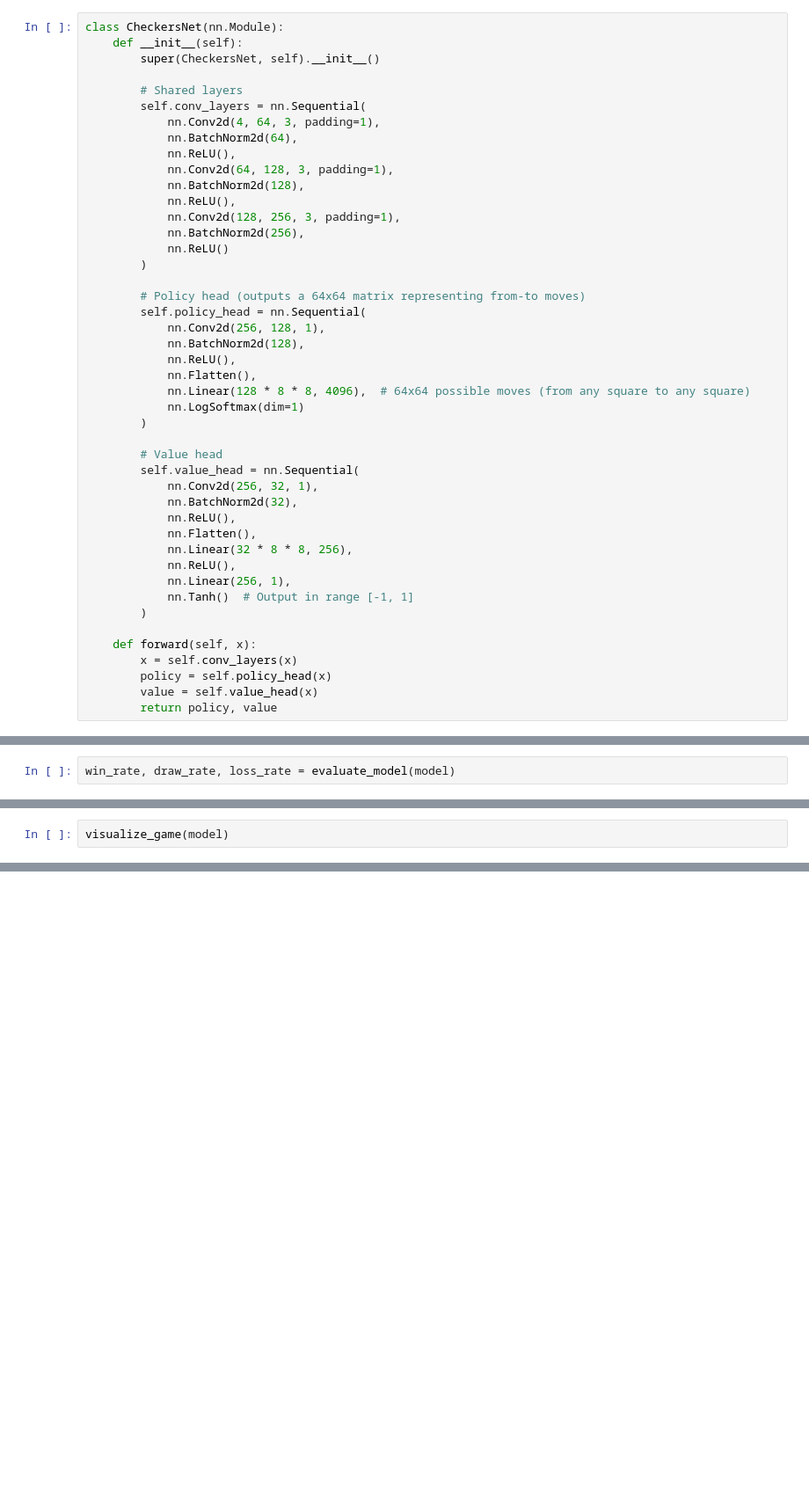
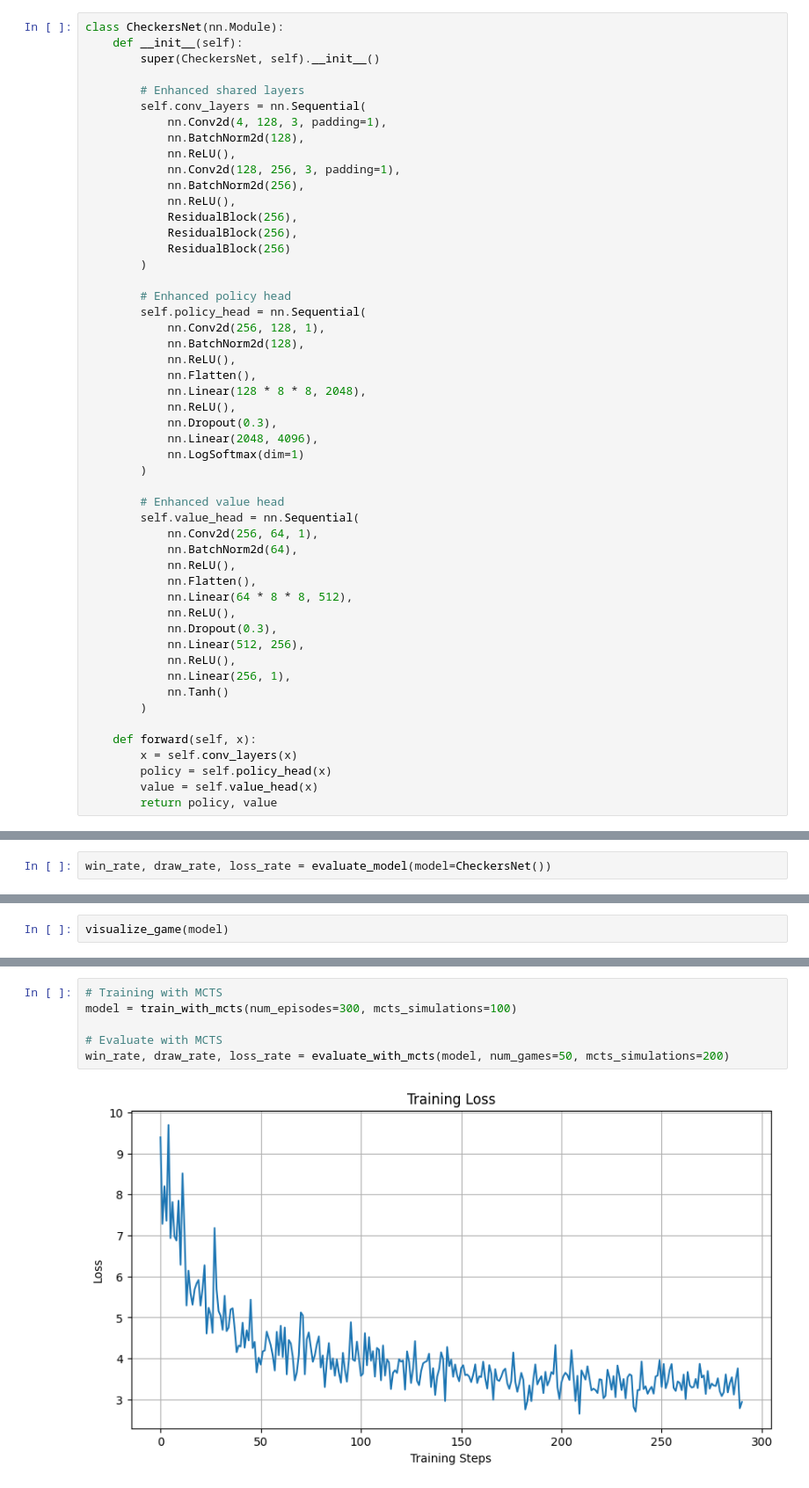
Before and after one commit to marwinsteiner/draughts-nn, a Jupyter notebook: draughts-nn.ipynb, the cells around one changed output, grey strips where cells are left out. Shown at 88% size. Drawn from its saved outputs; the diff is of its cells as text; blank space fills up the shorter version.

```diff
--- a/draughts-nn.ipynb
+++ b/draughts-nn.ipynb
@@ -277,39 +293,45 @@ class CheckersNet(nn.Module):
     def __init__(self):
         super(CheckersNet, self).__init__()
 
-        # Shared layers
+        # Enhanced shared layers
         self.conv_layers = nn.Sequential(
-            nn.Conv2d(4, 64, 3, padding=1),
-            nn.BatchNorm2d(64),
-            nn.ReLU(),
-            nn.Conv2d(64, 128, 3, padding=1),
+            nn.Conv2d(4, 128, 3, padding=1),
             nn.BatchNorm2d(128),
             nn.ReLU(),
             nn.Conv2d(128, 256, 3, padding=1),
             nn.BatchNorm2d(256),
-            nn.ReLU()
+            nn.ReLU(),
+            ResidualBlock(256),
+            ResidualBlock(256),
+            ResidualBlock(256)
         )
 
-        # Policy head (outputs a 64x64 matrix representing from-to moves)
+        # Enhanced policy head
         self.policy_head = nn.Sequential(
             nn.Conv2d(256, 128, 1),
             nn.BatchNorm2d(128),
             nn.ReLU(),
             nn.Flatten(),
-            nn.Linear(128 * 8 * 8, 4096),  # 64x64 possible moves (from any square to any square)
+            nn.Linear(128 * 8 * 8, 2048),
+            nn.ReLU(),
+            nn.Dropout(0.3),
+            nn.Linear(2048, 4096),
             nn.LogSoftmax(dim=1)
         )
 
-        # Value head
+        # Enhanced value head
         self.value_head = nn.Sequential(
-            nn.Conv2d(256, 32, 1),
-            nn.BatchNorm2d(32),
+            nn.Conv2d(256, 64, 1),
+            nn.BatchNorm2d(64),
             nn.ReLU(),
             nn.Flatten(),
-            nn.Linear(32 * 8 * 8, 256),
+            nn.Linear(64 * 8 * 8, 512),
+            nn.ReLU(),
+            nn.Dropout(0.3),
+            nn.Linear(512, 256),
             nn.ReLU(),
             nn.Linear(256, 1),
-            nn.Tanh()  # Output in range [-1, 1]
+            nn.Tanh()
         )
 
     def forward(self, x):
@@ -718,3 +837,3 @@ Episode 290, Loss: 1.3035694360733032
 # %%
-win_rate, draw_rate, loss_rate = evaluate_model(model)
+win_rate, draw_rate, loss_rate = evaluate_model(model=CheckersNet())
 # %% [output]
@@ -739,0 +1244,8 @@ visualize_game(model)
+# %%
+# Training with MCTS
+model = train_with_mcts(num_episodes=300, mcts_simulations=100)
+
+# Evaluate with MCTS
+win_rate, draw_rate, loss_rate = evaluate_with_mcts(model, num_games=50, mcts_simulations=200)
+# %% [output]
+[figure, added]
```
Also changed, not shown: parts of 13 cells of this notebook, 2 other files.
